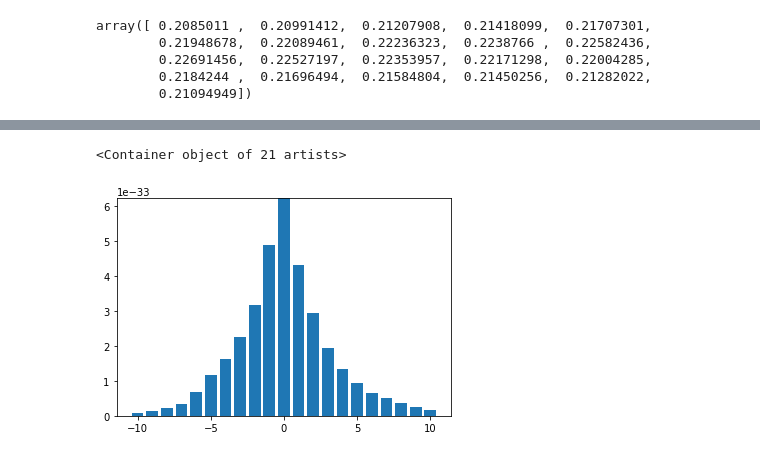
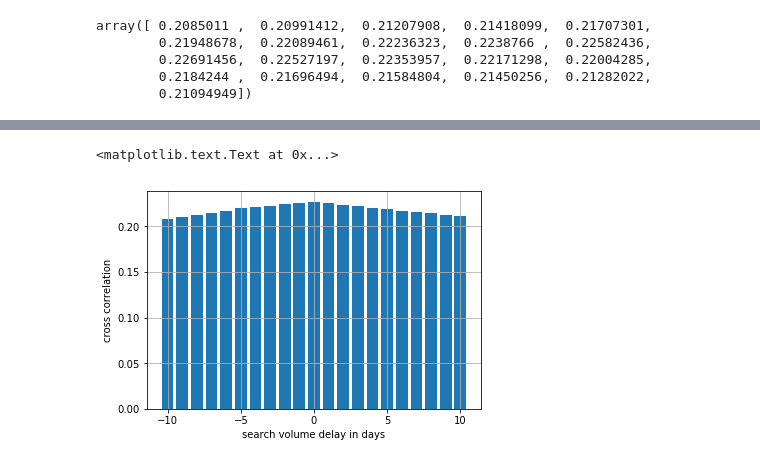
Before and after one commit to thutrangdong/coding-thesis, a Jupyter notebook: workspace_jupyter/02_Correlation.ipynb, the cells around one changed output, grey strips where cells are left out. Saved outputs shown, nothing was run; the diff lists cells and outputs as text; code cells hidden in the pictures.

```diff
--- a/workspace_jupyter/02_Correlation.ipynb
+++ b/workspace_jupyter/02_Correlation.ipynb
@@ -52,7 +48,9 @@ matplotlib.pyplot.bar(x, y)
-# %%
-y = [x**50 for x in normalized_result] #to the power of 50 to make differency more visisble
-
-matplotlib.pyplot.bar(x, y)
-# %% [output]
-<Container object of 21 artists>
-[figure, removed]
+# %%
+ax = matplotlib.pyplot.subplot(111)
+ax.bar(range(-variance, variance+1, 1), normalized_cross_correlation_subset)
+ax.grid()
+ax.set_xlabel('search volume delay in days')
+ax.set_ylabel('cross correlation')
+# %% [output]
+<matplotlib.text.Text at 0x...>
+[figure, added]
```
Also changed, not shown: parts of 5 cells of this notebook, 4 other files.
